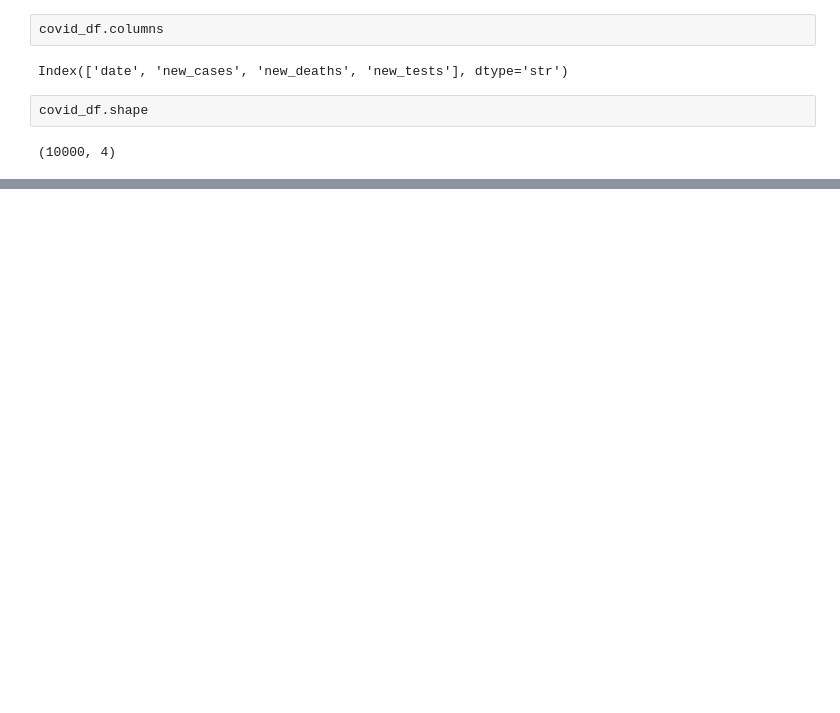
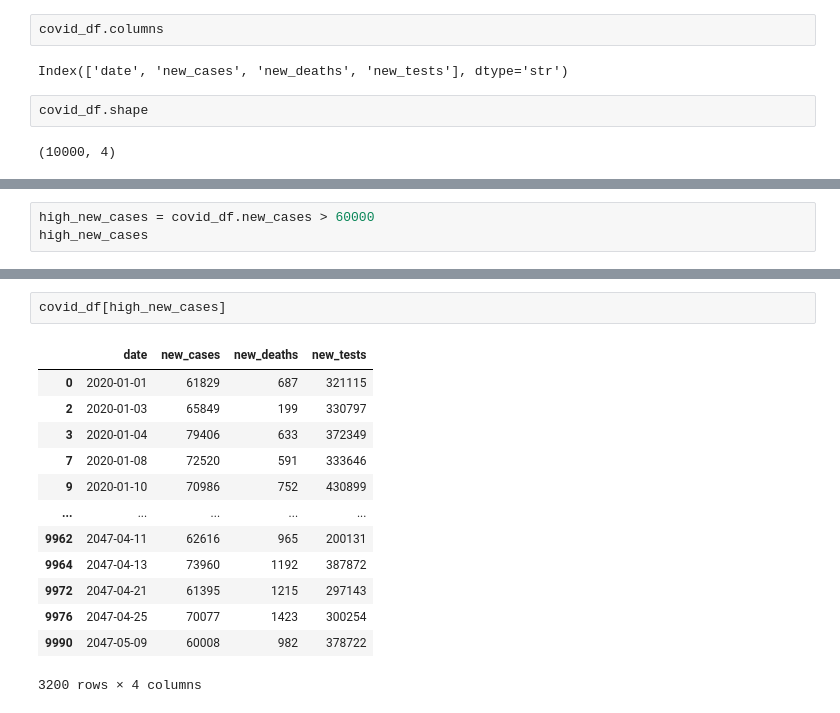
Before and after one commit to arafat-rahaman047/Data-Analysis, a Jupyter notebook: notebooks/02_pandas.ipynb, the cells around one changed output, grey strips where cells are left out. Drawn from its saved outputs; the diff is of its cells as text; blank space fills up the shorter version.

```diff
--- a/notebooks/02_pandas.ipynb
+++ b/notebooks/02_pandas.ipynb
@@ -64,0 +214,3 @@ covid_df.shape
+# %%
+high_new_cases = covid_df.new_cases > 60000
+high_new_cases
@@ -64,0 +230,16 @@ covid_df.shape
+# %%
+covid_df[high_new_cases]
+# %% [output]
+|  | date | new_cases | new_deaths | new_tests |
+| 0 | 2020-01-01 | 61829 | 687 | 321115 |
+| 2 | 2020-01-03 | 65849 | 199 | 330797 |
+| 3 | 2020-01-04 | 79406 | 633 | 372349 |
+| 7 | 2020-01-08 | 72520 | 591 | 333646 |
+| 9 | 2020-01-10 | 70986 | 752 | 430899 |
+| ... | ... | ... | ... | ... |
+| 9962 | 2047-04-11 | 62616 | 965 | 200131 |
+| 9964 | 2047-04-13 | 73960 | 1192 | 387872 |
+| 9972 | 2047-04-21 | 61395 | 1215 | 297143 |
+| 9976 | 2047-04-25 | 70077 | 1423 | 300254 |
+| 9990 | 2047-05-09 | 60008 | 982 | 378722 |
+3200 rows × 4 columns
```
Also changed, not shown: parts of 27 cells of this notebook.
